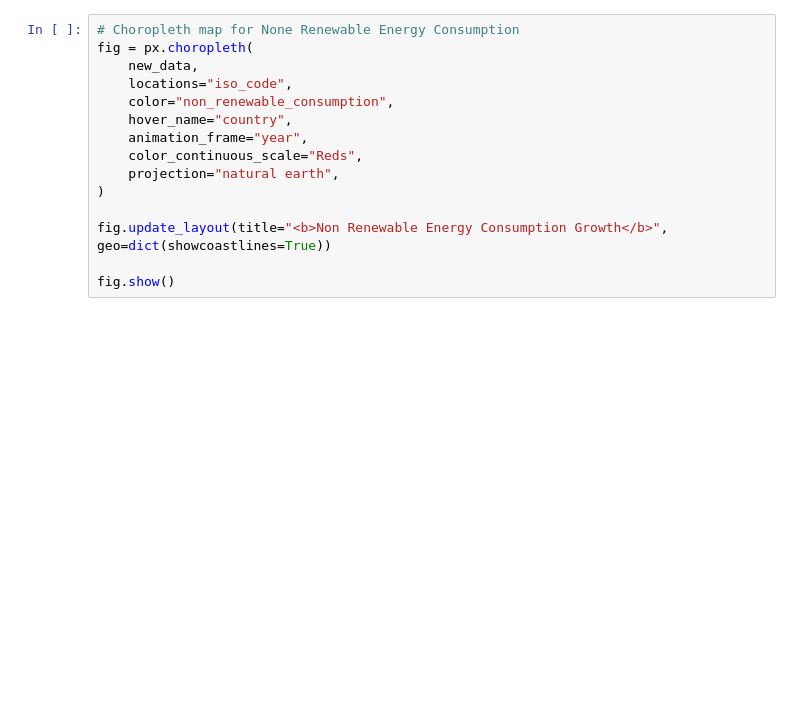
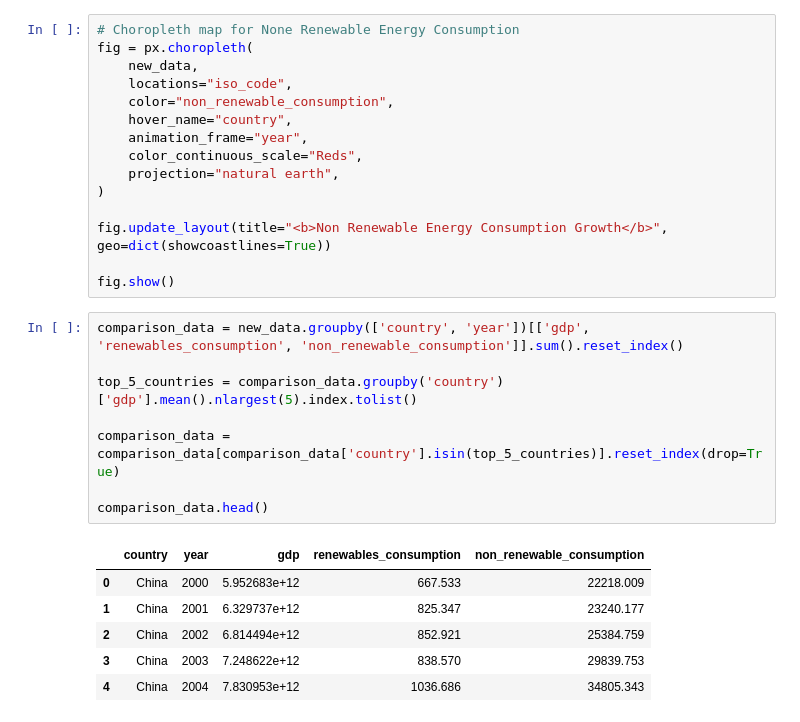
Before and after one commit to dikshaphuloria/Data_Wrangling_Project, a Jupyter notebook: data_wrangling_project.ipynb, the cells around one changed output. Drawn from its saved outputs; the diff is of its cells as text; blank space fills up the shorter version.

Commit message:
Added Energy Consumption Comparison Over Time plot

```diff
--- a/data_wrangling_project.ipynb
+++ b/data_wrangling_project.ipynb
@@ -375,3 +375,18 @@ fig = px.choropleth(
 fig.update_layout(title="<b>Non Renewable Energy Consumption Growth</b>", geo=dict(showcoastlines=True))
 
 fig.show()
+# %%
+comparison_data = new_data.groupby(['country', 'year'])[['gdp', 'renewables_consumption', 'non_renewable_consumption']].sum().reset_index()
+
+top_5_countries = comparison_data.groupby('country')['gdp'].mean().nlargest(5).index.tolist()
+
+comparison_data = comparison_data[comparison_data['country'].isin(top_5_countries)].reset_index(drop=True)
+
+comparison_data.head()
+# %% [output]
+|  | country | year | gdp | renewables_consumption | non_renewable_consumption |
+| 0 | China | 2000 | 5.952683e+12 | 667.533 | 22218.009 |
+| 1 | China | 2001 | 6.329737e+12 | 825.347 | 23240.177 |
+| 2 | China | 2002 | 6.814494e+12 | 852.921 | 25384.759 |
+| 3 | China | 2003 | 7.248622e+12 | 838.570 | 29839.753 |
+| 4 | China | 2004 | 7.830953e+12 | 1036.686 | 34805.343 |
```
Also changed, not shown: parts of 3 cells of this notebook, 1 other file.
